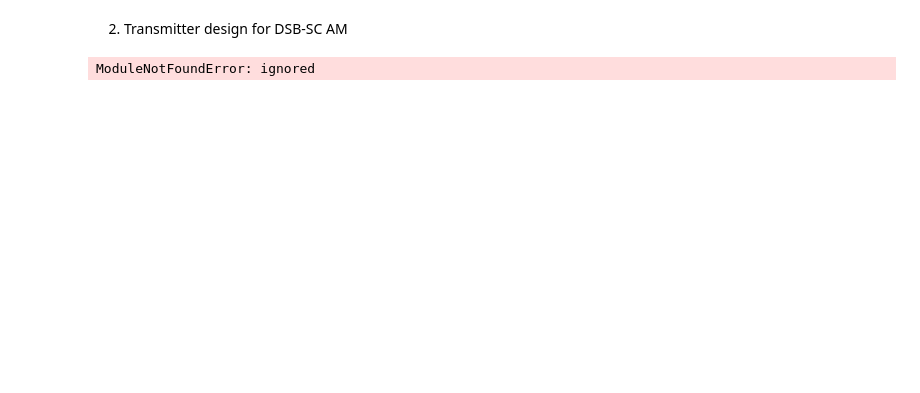
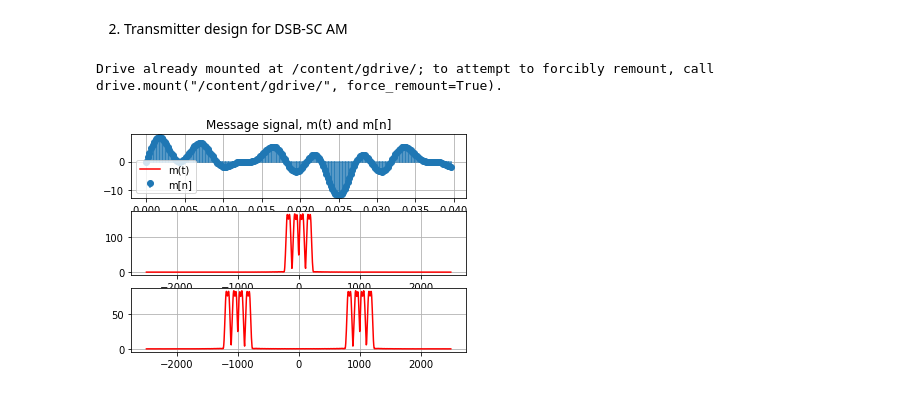
Before and after one commit to tynimattias/EENG440-Digital-Communications-Systems, a Jupyter notebook: 440_Lab2.ipynb, the cells around one changed output. Saved outputs shown, nothing was run; the diff lists cells and outputs as text; code cells hidden in the pictures; blank space fills up the shorter version.

```diff
--- a/440_Lab2.ipynb
+++ b/440_Lab2.ipynb
@@ -39,41 +40,50 @@ plt.rcParams['figure.figsize'] = [30, 20]
 # %%
 import numpy as np
 from matplotlib import pyplot as plt
-from CommunicationLib.py import DrawSpectrum
+from google.colab import drive
+drive.mount('/content/gdrive/')
+import sys
+sys.path.append('/content/gdrive/MyDrive/GoogleColab')
+from CommunicationLib import DrawSpectrum
 
 f = [30, 70, 150, 190]
 Ts = 0.0002
 n = np.arange(0,199,1)
 t = Ts * n
 
 message = np.zeros(199)
 msgtemp = np.zeros(199)
 
 
 for i in range(len(f)):
   for k in range(len(msgtemp)):
     msgtemp[k]=3*np.sin(2*np.pi*f[i]*t[k])
   message += msgtemp
   msgtemp = np.zeros(len(msgtemp))
 
 
 
 fc = 1000 #HZ
 wc = 2*np.pi*fc
 ac = 1
 
 ct = ac*np.cos(wc*t)
 
 ut = message * ct
 
-Fig1 = plt.figure(1)
 plt.subplot(311)
-plt.plot(t,ut,'r-')
+plt.plot(t,message,'r-')
 plt.grid(True)
-#(markerline, stemlines, baseline) = plt.stem(t,ut)
+(markerline, stemlines, baseline) = plt.stem(t,message)
 plt.setp(baseline, visible=False)
 plt.title('Message signal, m(t) and m[n]'); plt.xlabel('t [sec]')
 plt.legend(('m(t)','m[n]'))
+
 plt.rcParams['figure.figsize'] = [30, 20]
+
+
+plt.subplot(312); DrawSpectrum(message, 1/Ts,'r-')
+plt.subplot(313); DrawSpectrum(ut, 1/Ts,'r-')
 # %% [output]
-ModuleNotFoundError: ignored
+Drive already mounted at /content/gdrive/; to attempt to forcibly remount, call drive.mount("/content/gdrive/", force_remount=True).
+[figure, added]
```
Also changed, not shown: parts of 5 cells of this notebook.
